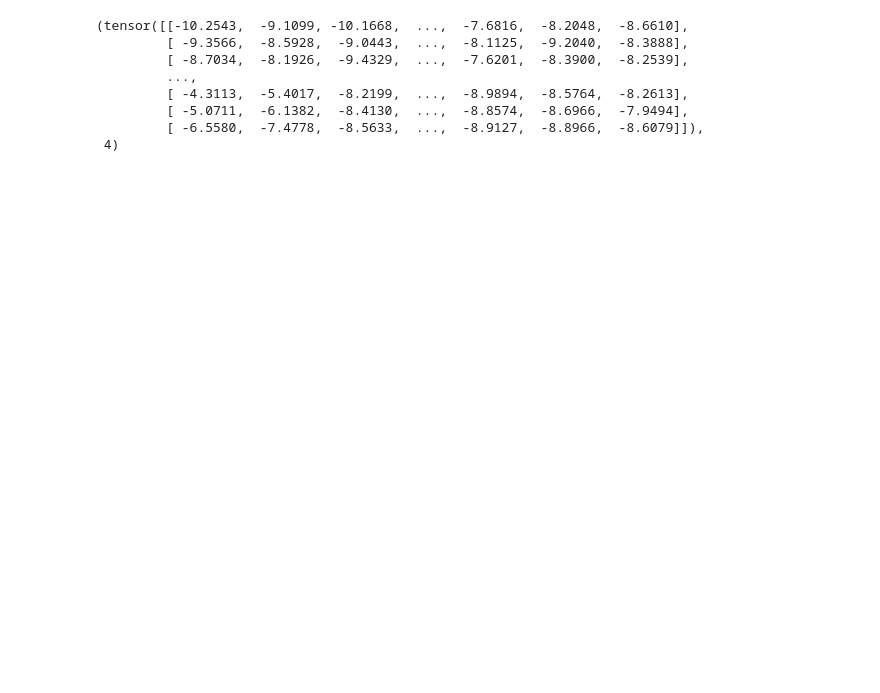
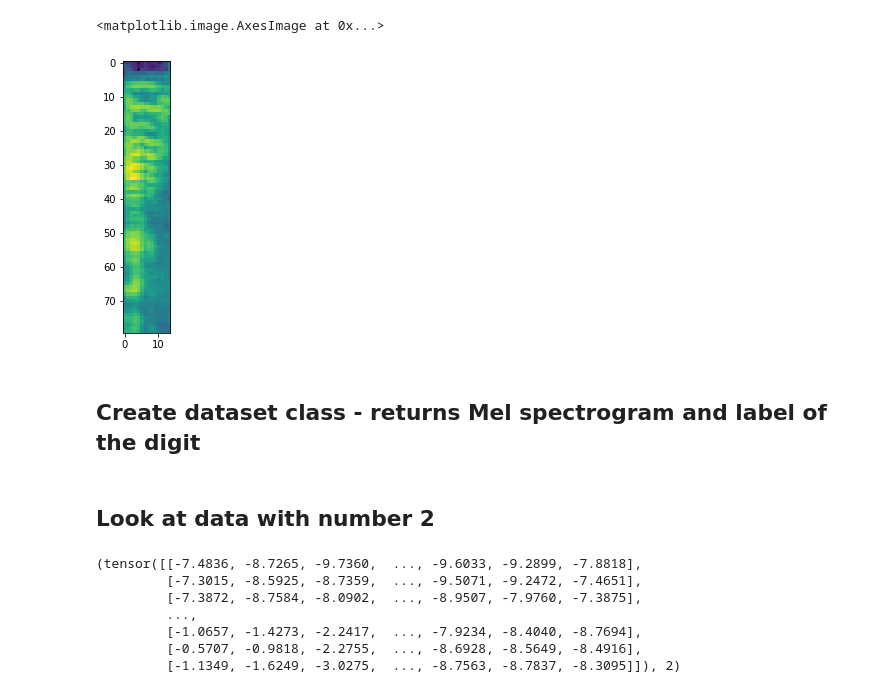
Before and after one commit to anton-selitskiy/NN_Tutorial, a Jupyter notebook: Tutorial3.ipynb, the cells around one changed output. Saved outputs shown, nothing was run; the diff lists cells and outputs as text; code cells hidden in the pictures; blank space fills up the shorter version.

```diff
--- a/Tutorial3.ipynb
+++ b/Tutorial3.ipynb
@@ -34,3 +97,12 @@ paths_test = [paths[i] for  i in test_indexes]
+# %%
+mel_wav = mel_scaler(stft_wav.norm(dim=-1))
+plt.figure(figsize=(20,5))
+plt.imshow(20*mel_wav.squeeze().log10())
+# %% [output]
+<matplotlib.image.AxesImage at 0x...>
+[figure, added]
+# %% [markdown]
+## Create dataset class - returns Mel spectrogram and label of the digit
 # %%
 class AudioMnist(Dataset):
     def __init__(self, path_to_data):
@@ -52,14 +124,15 @@ class AudioMnist(Dataset):
 # %%
 dataset = AudioMnist(paths_train)
 dataset_test = AudioMnist(paths_test)
+# %% [markdown]
+## Look at data with number 2
 # %%
-dataset[5]
+dataset[3]
 # %% [output]
-(tensor([[-10.2543,  -9.1099, -10.1668,  ...,  -7.6816,  -8.2048,  -8.6610],
-         [ -9.3566,  -8.5928,  -9.0443,  ...,  -8.1125,  -9.2040,  -8.3888],
-         [ -8.7034,  -8.1926,  -9.4329,  ...,  -7.6201,  -8.3900,  -8.2539],
+(tensor([[-7.4836, -8.7265, -9.7360,  ..., -9.6033, -9.2899, -7.8818],
+         [-7.3015, -8.5925, -8.7359,  ..., -9.5071, -9.2472, -7.4651],
+         [-7.3872, -8.7584, -8.0902,  ..., -8.9507, -7.9760, -7.3875],
          ...,
-         [ -4.3113,  -5.4017,  -8.2199,  ...,  -8.9894,  -8.5764,  -8.2613],
-         [ -5.0711,  -6.1382,  -8.4130,  ...,  -8.8574,  -8.6966,  -7.9494],
-         [ -6.5580,  -7.4778,  -8.5633,  ...,  -8.9127,  -8.8966,  -8.6079]]),
- 4)
+         [-1.0657, -1.4273, -2.2417,  ..., -7.9234, -8.4040, -8.7694],
+         [-0.5707, -0.9818, -2.2755,  ..., -8.6928, -8.5649, -8.4916],
+         [-1.1349, -1.6249, -3.0275,  ..., -8.7563, -8.7837, -8.3095]]), 2)
```
Also changed, not shown: parts of 54 cells of this notebook.
